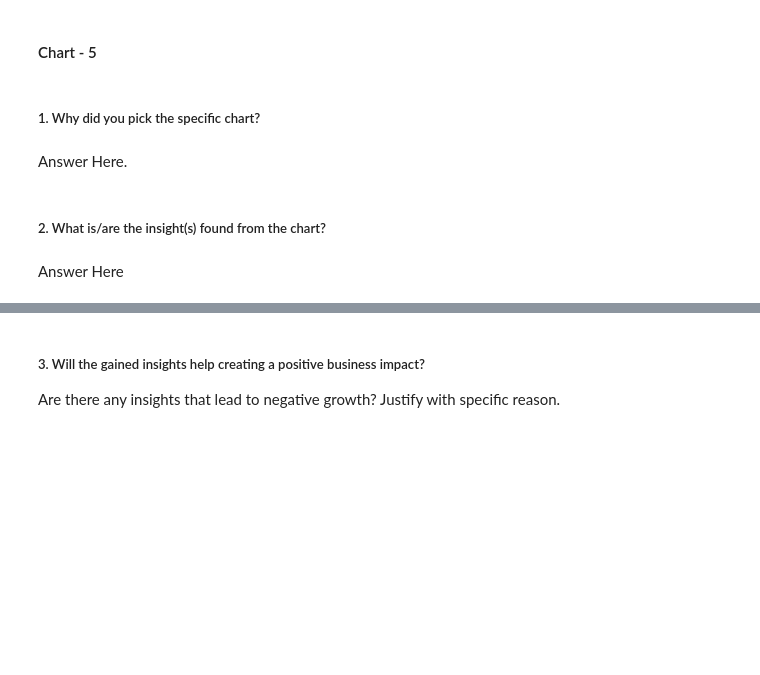
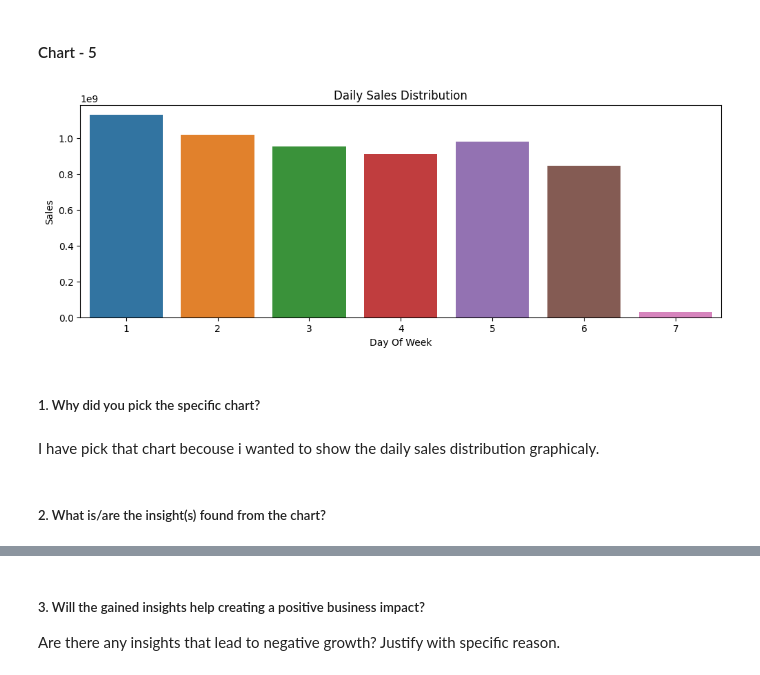
Before and after one commit to hmarathe420/Retail_Sales_Prediction, a Jupyter notebook: Retail_Sales_Prediction.ipynb, the cells around one changed output, grey strips where cells are left out. Saved outputs shown, nothing was run; the diff lists cells and outputs as text; code cells hidden in the pictures; blank space fills up the shorter version.

Commit message:
Sales Distribution over the Day Of week and Promo.

```diff
--- a/Retail_Sales_Prediction.ipynb
+++ b/Retail_Sales_Prediction.ipynb
@@ -535,8 +533,21 @@ They have to avoid the mistakes which they have done in month 2 of year 2015. so
+# %%
+# sales Distribution over the day of week.
+
+dayofweek_list = sorted(list(rossmannstore_df['DayOfWeek'].unique()))
+
+daily_sales = list(rossmannstore_df[['Sales','DayOfWeek']].groupby('DayOfWeek')['Sales'].sum())
+
+plt.figure(figsize = (12,4))
+plt.title("Daily Sales Distribution")
+plt.xlabel('Day Of Week')
+plt.ylabel("Sales")
+sns.barplot(x = dayofweek_list , y = daily_sales )
+plt.show()
+# %% [output]
+[figure, added]
 # %% [markdown]
 ##### 1. Why did you pick the specific chart?
-# %% [markdown]
-Answer Here.
+# %% [markdown]
+I have pick that chart becouse i wanted to show the daily sales distribution graphicaly.
 # %% [markdown]
 ##### 2. What is/are the insight(s) found from the chart?
-# %% [markdown]
-Answer Here
```
Also changed, not shown: parts of 13 cells of this notebook.
